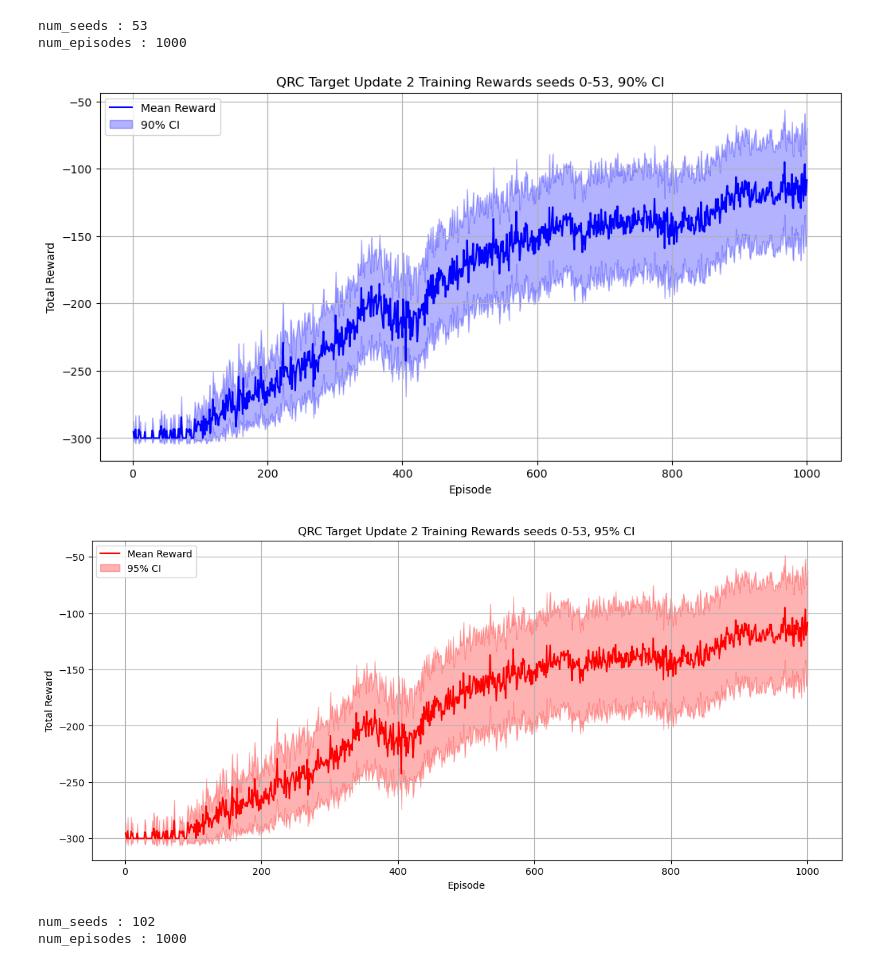
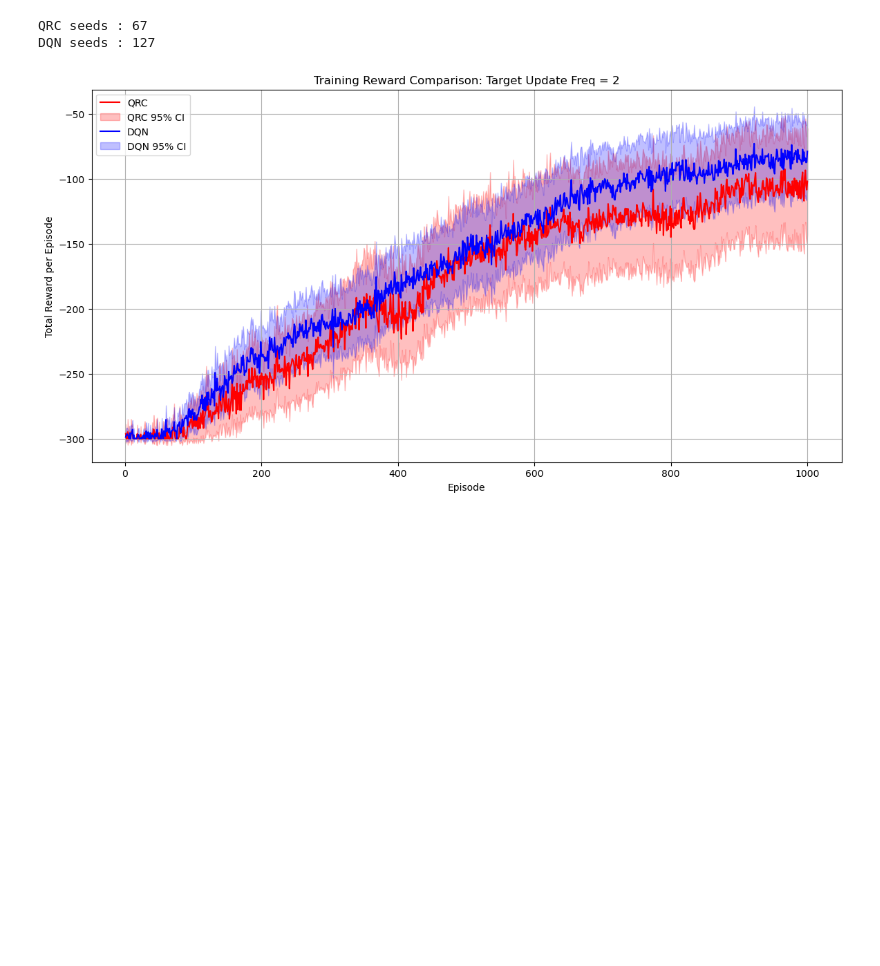
Before and after one commit to LukasOttenhof/CMPUT655-Project, a Jupyter notebook: Analysis/QRC_analysis.ipynb, the cells around one changed output. Cells and saved outputs as stored; diff of their text form; code cells hidden in the pictures; blank space fills up the shorter version.

```diff
--- a/Analysis/QRC_analysis.ipynb
+++ b/Analysis/QRC_analysis.ipynb
@@ -88,10 +149,13 @@ num_episodes : 1000
 # %%
-plot_qrc_rewards(pt_file="../data/qrc_reward_seeds_target_update_2.pt", name="QRC Target Update 2")
-plot_qrc_rewards(pt_file="../data/dqn_reward_seeds_target_update_2.pt", name="DQN Target Update 2")
+# plot_qrc_rewards(pt_file="../data/qrc_reward_seeds_target_update_2.pt", name="QRC Target Update 2")
+# plot_qrc_rewards(pt_file="../data/dqn_reward_seeds_target_update_2.pt", name="DQN Target Update 2")
+
+plot_graph(
+    qrc_file="../data/qrc_reward_seeds_target_update_2.pt",
+    dqn_file="../data/dqn_reward_seeds_target_update_2.pt",
+    graph_title="Training Reward Comparison: Target Update Freq = 2"
+)
 # %% [output]
-num_seeds : 53
-num_episodes : 1000
+QRC seeds : 67
+DQN seeds : 127
-[figure, old version]
+[figure, new version]
-[figure, removed]
-num_seeds : 102
-num_episodes : 1000
```
Also changed, not shown: parts of 7 cells of this notebook, 7 other files.
